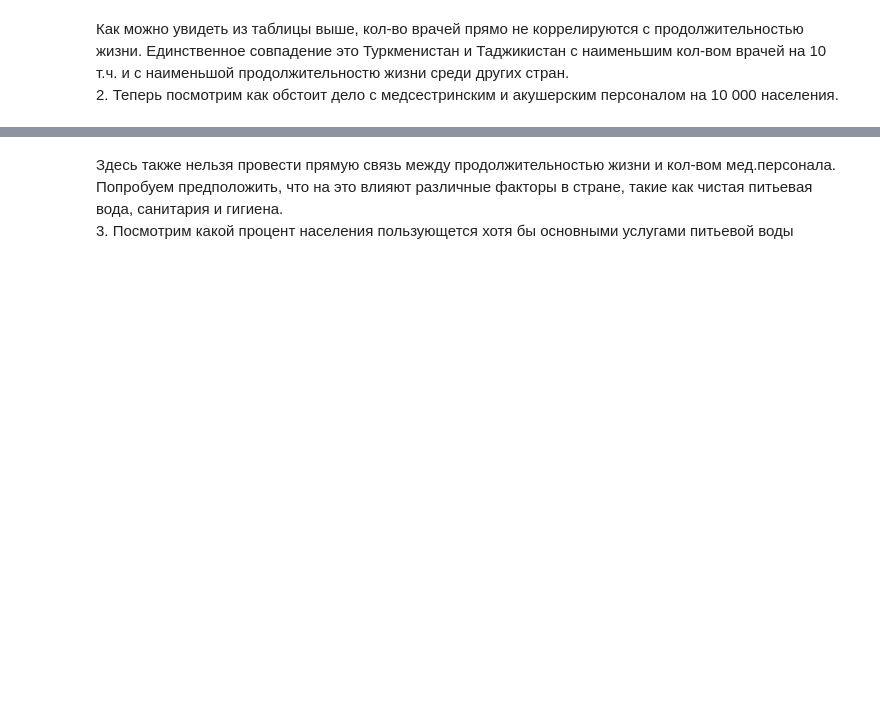
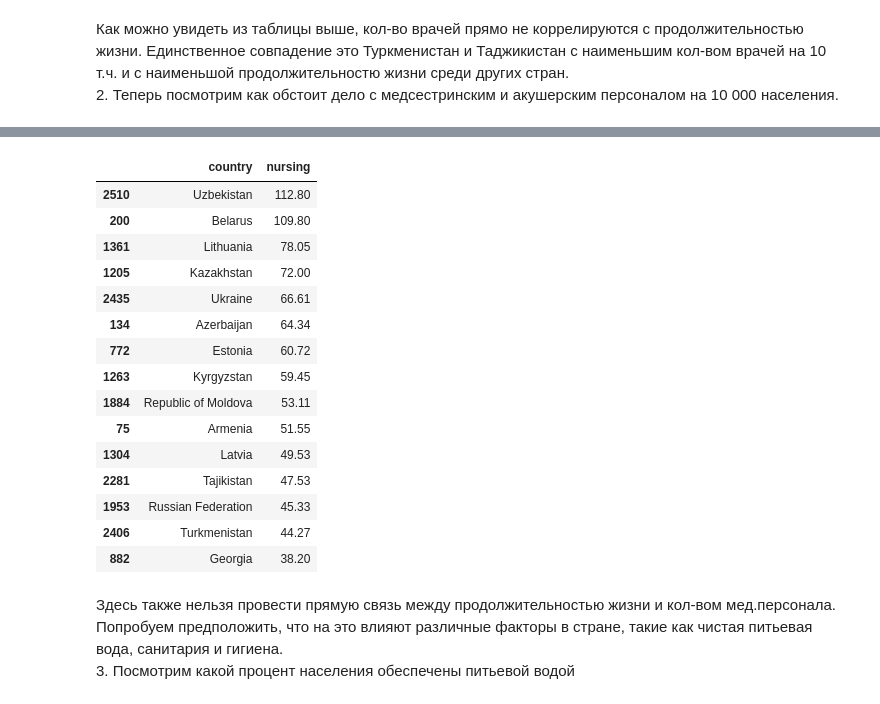
Before and after one commit to iamdenizzz/Diplom_DA-11, a Jupyter notebook: Diplom.ipynb, the cells around one changed output, grey strips where cells are left out. Cells and saved outputs as stored; diff of their text form; code cells hidden in the pictures; blank space fills up the shorter version.

```diff
--- a/Diplom.ipynb
+++ b/Diplom.ipynb
@@ -9,11 +9,3 @@ resp = ['Armenia', 'Azerbaijan', 'Belarus', 'Estonia', 'Georgia', 'Kazakhstan',
         'Republic of Moldova', 'Russian Federation', 'Tajikistan', 'Turkmenistan', 'Ukraine', 'Uzbekistan']
 # %% [markdown]
 Для начала посмотрим статистику по "Ожидаемая продолжительность жизни". Возьмем информацию только для стран бывшего СССР, только за 2019 и общую для обеих полов.
-# %%
-url = "./dataframes/lifeExpectancyAtBirth.csv"
-data_leab = pd.read_csv(url, usecols=['country','period','gender','age'], \
-                        dtype = {'country': str, 'period': int, 'gender': str, 'age': float},\
-                        header=None, skiprows=[0,], names=['country','period','indicator','gender','age'])
-data_leab = data_leab[(data_leab['country'].isin(resp)) & (data_leab['gender']=='Both sexes') &\
-                      (data_leab['period']==2019)]
-data_leab[['country','age']].sort_values(by='age', ascending=False)
@@ -36,0 +12,22 @@ data_leab[['country','age']].sort_values(by='age', ascending=False)
+# %%
+# Фунция для стандартного выбора данных из таблиц
+# Передаем в нее название файла, имена столбцов, название нужной нам переменной, период и условие
+def get_stat(filename, nms, val, period, condition1='', condition2=''):
+    url = "./dataframes/" + filename + ".csv"
+    data = pd.read_csv(url, dtype = {'country': str, 'period': int},\
+                       header=None, skiprows=[0,], names=nms)
+    data = data[(data['country'].isin(resp)) & (data['period']==period)]
+    if(condition1!='' and condition2!=''):
+        data = data[(data[condition1]==condition2)]
+    return data[['country', val]].sort_values(by=val, ascending=False)
+
+#pd.pivot_table(data, values = 'age', columns = 'country')
+
+datas = {} # В этот словарь будем собирать данные по странам
+# %%
+datas['leab'] = get_stat('lifeExpectancyAtBirth',
+                     ['country','period','indicator','gender','age'],
+                     'age',
+                     2019,
+                     'gender', 'Both sexes')
+datas['leab']
@@ -67,0 +58,6 @@ data_mcd[['country','doctors']].sort_values(by='doctors', ascending=False)
+# %%
+datas['md'] = get_stat('medicalDoctors',
+                     ['country','period','indicator','doctors'],
+                     'doctors',
+                     2014)
+datas['md']
@@ -96,6 +85,29 @@ data_nam[['country','doctors']].sort_values(by='doctors', ascending=False)
+# %%
+datas['nam'] = get_stat('nursingAndMidwife',
+                     ['country','period','indicator','nursing'],
+                     'nursing',
+                     2014)
+datas['nam']
+# %% [output]
+|  | country | nursing |
+| 2510 | Uzbekistan | 112.80 |
+| 200 | Belarus | 109.80 |
+| 1361 | Lithuania | 78.05 |
+| 1205 | Kazakhstan | 72.00 |
+| 2435 | Ukraine | 66.61 |
+| 134 | Azerbaijan | 64.34 |
+| 772 | Estonia | 60.72 |
+| 1263 | Kyrgyzstan | 59.45 |
+| 1884 | Republic of Moldova | 53.11 |
+| 75 | Armenia | 51.55 |
+| 1304 | Latvia | 49.53 |
+| 2281 | Tajikistan | 47.53 |
+| 1953 | Russian Federation | 45.33 |
+| 2406 | Turkmenistan | 44.27 |
+| 882 | Georgia | 38.20 |
 # %% [markdown]
 Здесь также нельзя провести прямую связь между продолжительностью жизни и кол-вом мед.персонала.
 <br>
 Попробуем предположить, что на это влияют различные факторы в стране, такие как чистая питьевая вода, санитария и гигиена.
 <br>
-3. Посмотрим какой процент населения пользующется хотя бы основными услугами питьевой воды
+3. Посмотрим какой процент населения обеспечены питьевой водой
```
Also changed, not shown: parts of 17 cells of this notebook.
